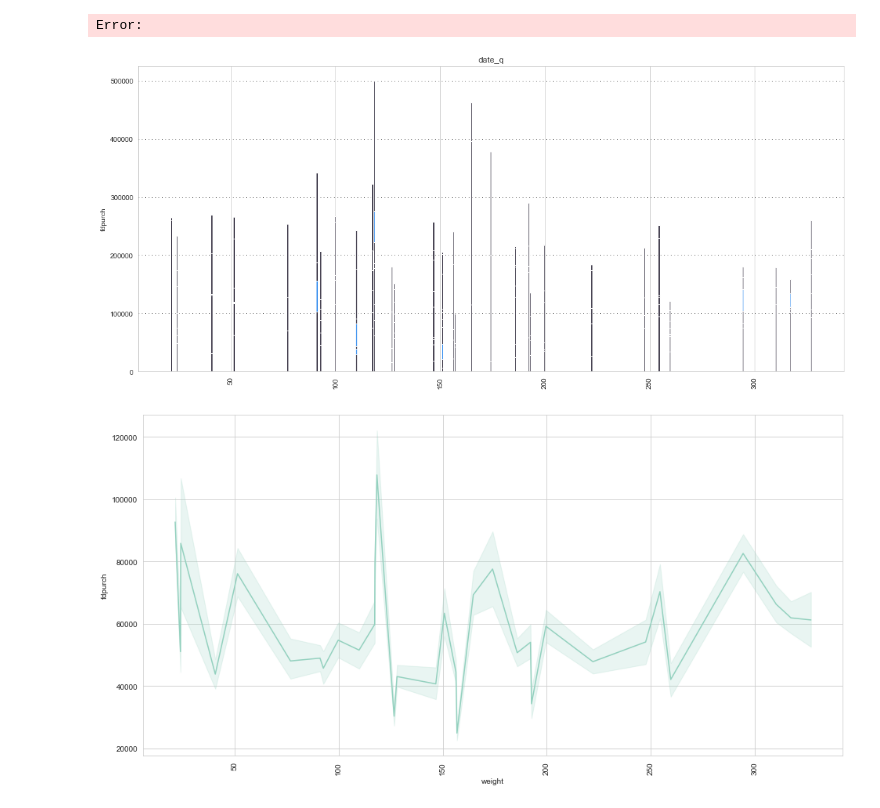
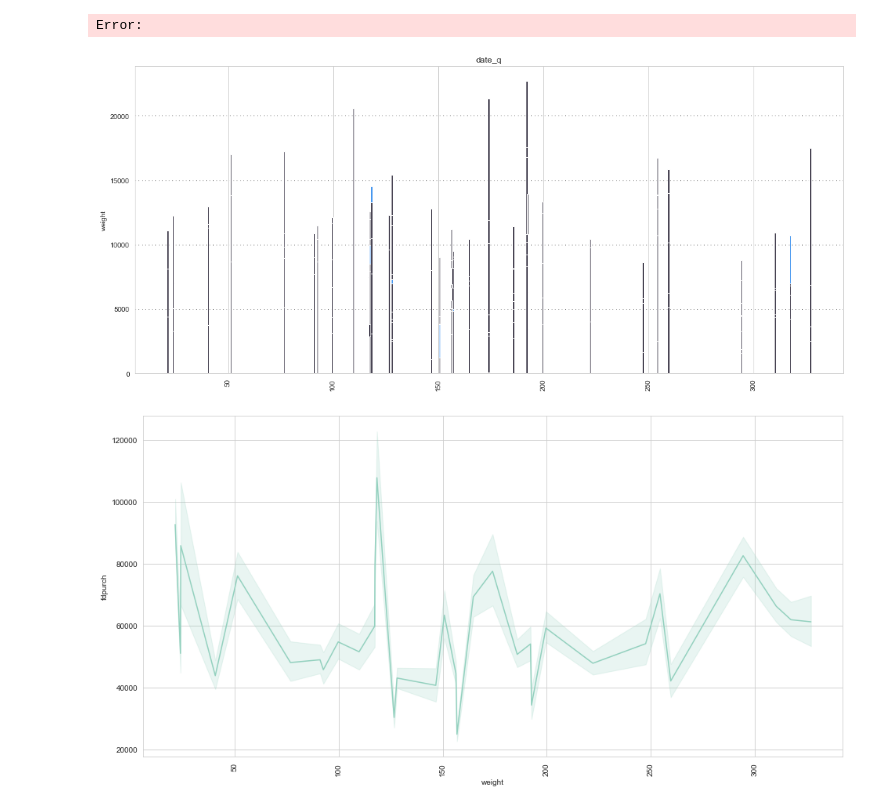
Before and after one commit to Karapetyan-Ani/Econometrics2022, a Jupyter notebook: lreg.ipynb, the cells around one changed output. Saved outputs shown, nothing was run; the diff lists cells and outputs as text; code cells hidden in the pictures.

```diff
--- a/lreg.ipynb
+++ b/lreg.ipynb
@@ -53,0 +74,2 @@ Length: 65, dtype: int64
+# %%
+to_numeric =['soc_01', 'soc_05', 'hous_47_8']
@@ -53,0 +80,3 @@ Length: 65, dtype: int64
+# %%
+for col in to_numeric:
+    df[col] = pd.to_numeric(df[col], errors="ignore")
@@ -66,0 +138,10 @@ df.describe()
+# %%
+for col in df.columns.values:
+    if df[col].isnull().sum() == 0:
+        continue
+    if col == 'weight':
+        guess_values = df.groupby('date_q')['weight'].apply(lambda x: x.mode().max())
+    else:
+        guess_values = df.groupby('date_q')[col].median()
+    for region in df['date_q'].unique():
+        df[col].loc[(df[col].isnull())&(df['date_q']==region)] = guess_values[region]
@@ -94,15 +198,15 @@ Error:
 # %%
 plt.figure(figsize=(18,8))
 plt.xticks(rotation=90)
 color_map = ["#4A4655" for _ in range(33)]
 color_map[0] = "#4898EF"
 plt.grid(color='black', linestyle=':', axis='y', zorder=0,  dashes=(1,5))
-plt.bar(df["weight"], df['fdpurch'],color=color_map)
-plt.ylabel("fdpurch")
+plt.bar(df["weight"], df['Z1'],color=color_map)
+plt.ylabel("weight")
 plt.title("date_q")
 plt.show()
 # %% [output]
-[figure, old version]
+[figure, new version]
 # %%
 plt.figure(figsize = (16,8))
 plt.xticks(rotation=90)
```
Also changed, not shown: parts of 23 cells of this notebook, 1 other file.
